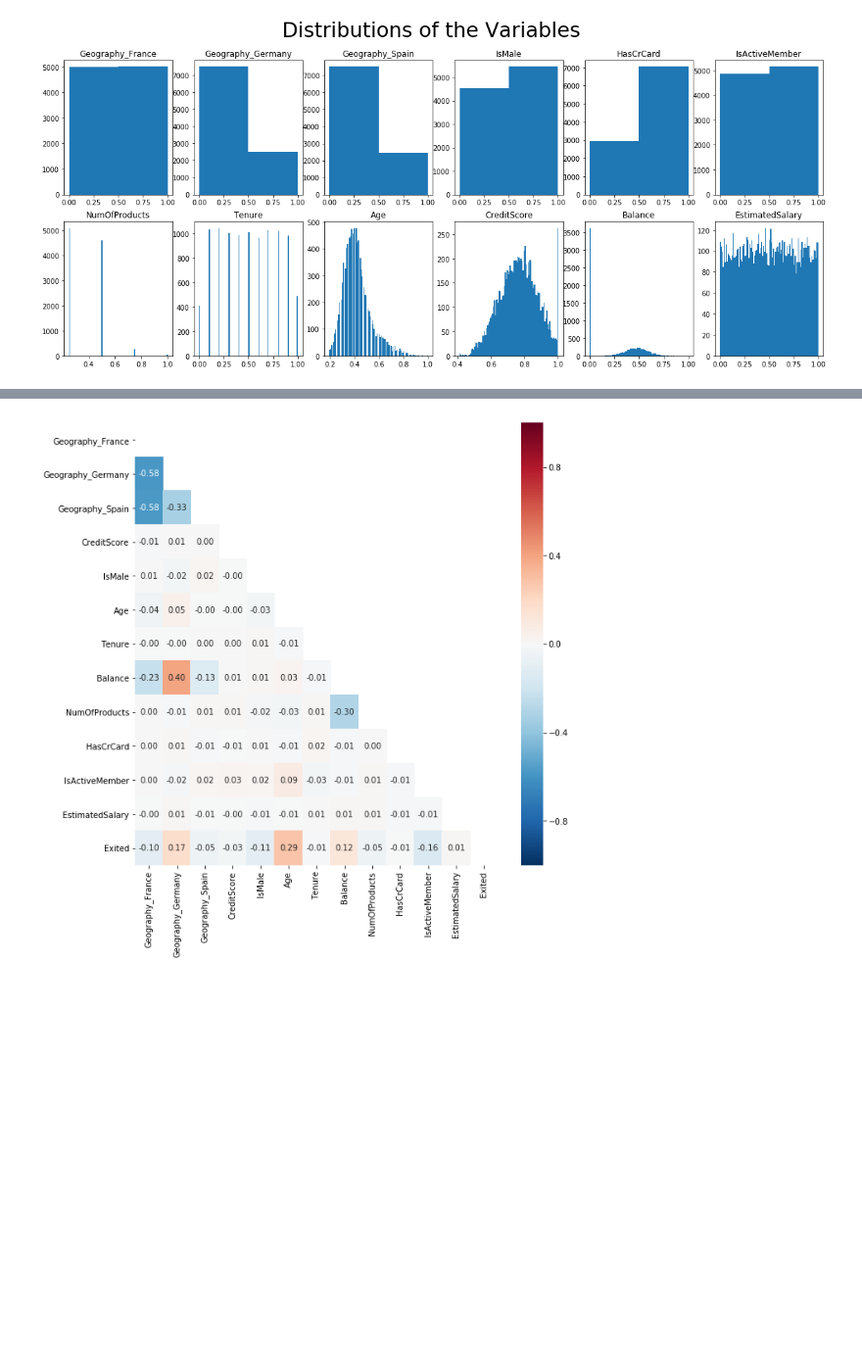
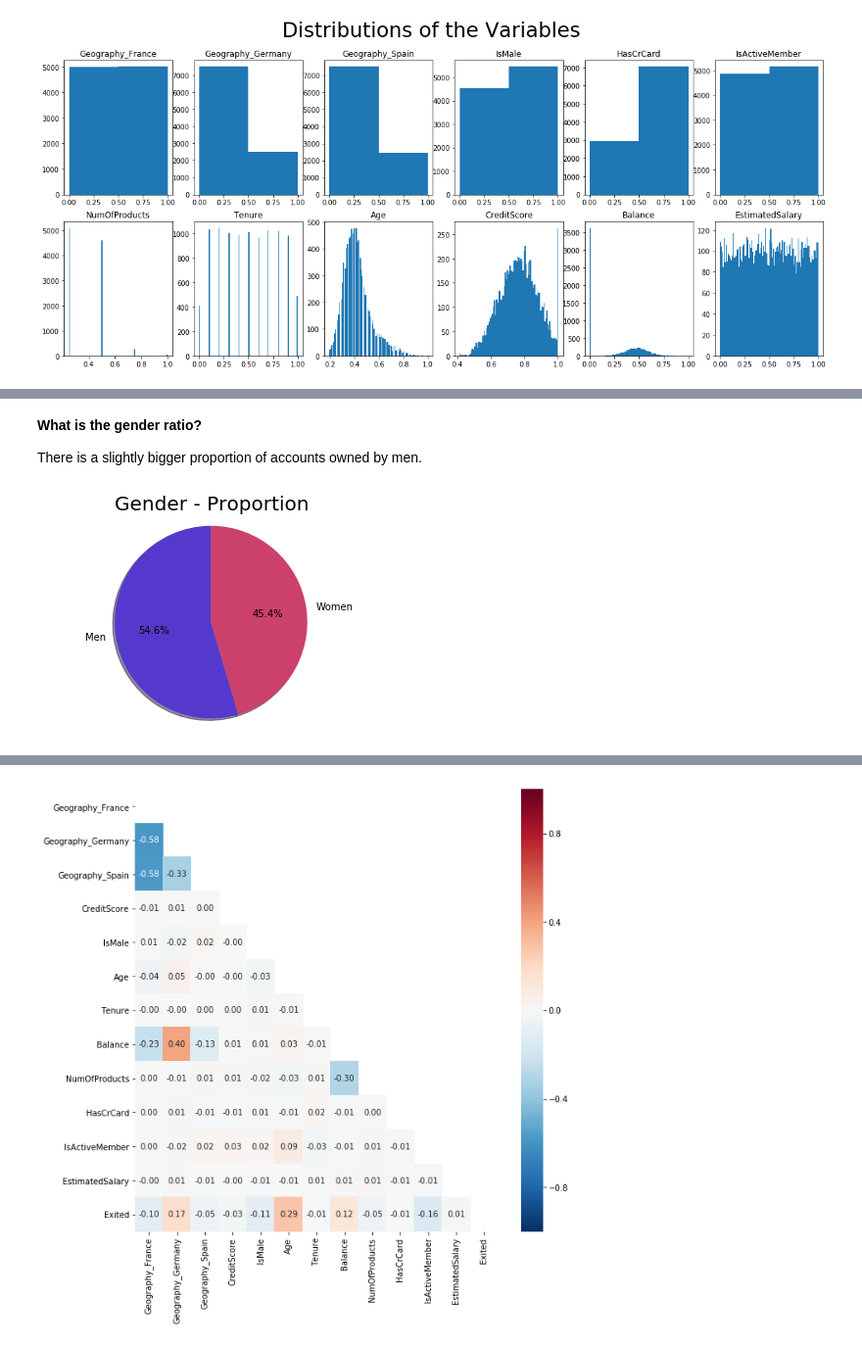
Before and after one commit to LeviGuerra/Bank-Churn-Prediction, a Jupyter notebook: Customer_Clustering_and_Churn_Prediction.ipynb, the cells around one changed output, grey strips where cells are left out. Shown at 98% size. Cells and saved outputs as stored; diff of their text form; code cells hidden in the pictures; blank space fills up the shorter version.

```diff
--- a/Customer_Clustering_and_Churn_Prediction.ipynb
+++ b/Customer_Clustering_and_Churn_Prediction.ipynb
@@ -129,0 +176,17 @@ plt.show()
+# %% [markdown]
+**What is the gender ratio?**
+
+There is a slightly bigger proportion of accounts owned by men.
+# %%
+# Data to plot
+Men = bankX.loc[bankX['IsMale']==1, 'IsMale'].count()
+Women = bankX.loc[bankX['IsMale']==0, 'IsMale'].count()
+labels = ['Men', 'Women']
+sizes = [Men,Women]
+colors = ['#5539cc','#cb416b']
+plt.title('Gender - Proportion', fontsize=20)
+plt.pie(sizes, labels=labels, colors=colors, autopct='%1.1f%%', shadow=True, startangle=90)
+plt.axis('equal')
+plt.show()
+# %% [output]
+[figure, added]
```
Also changed, not shown: parts of 45 cells of this notebook.
